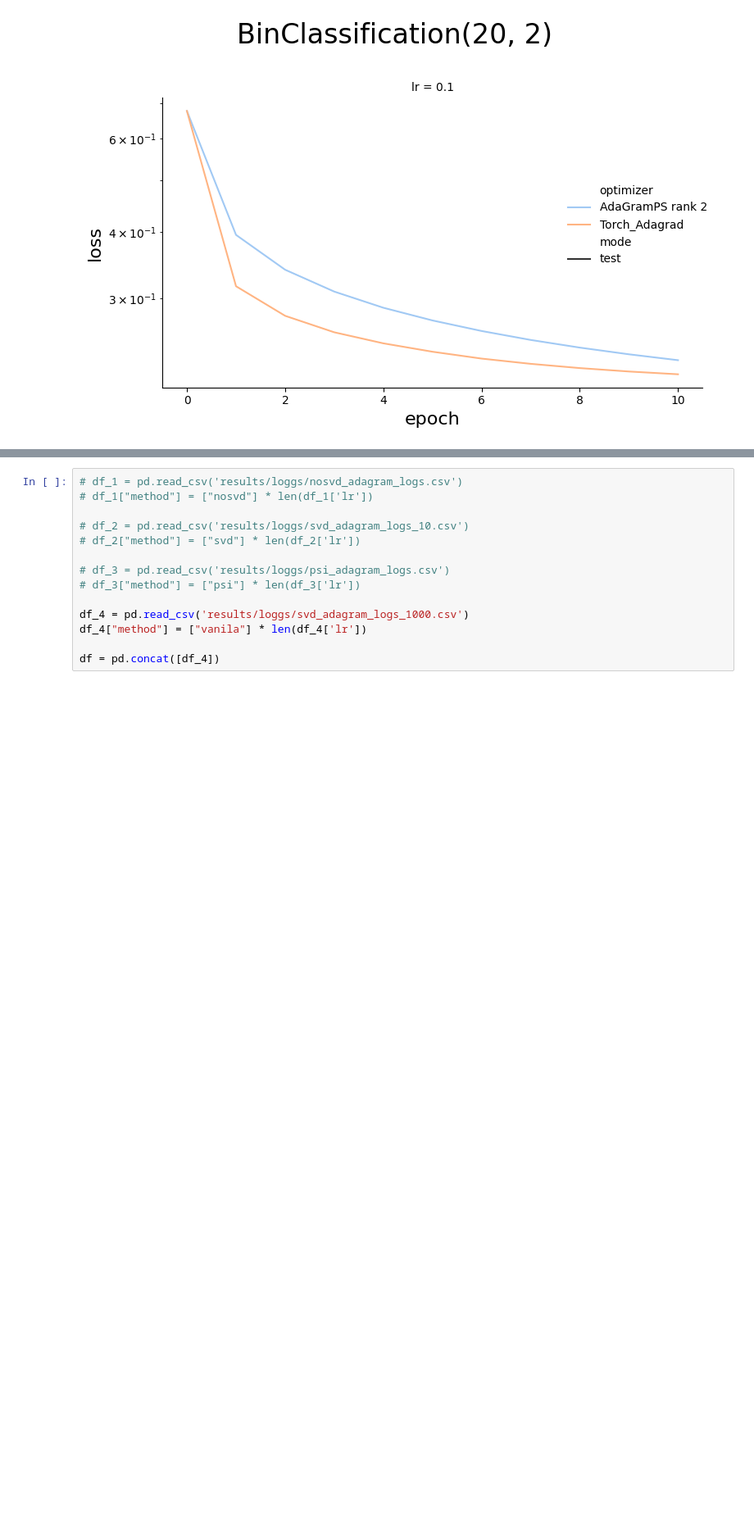
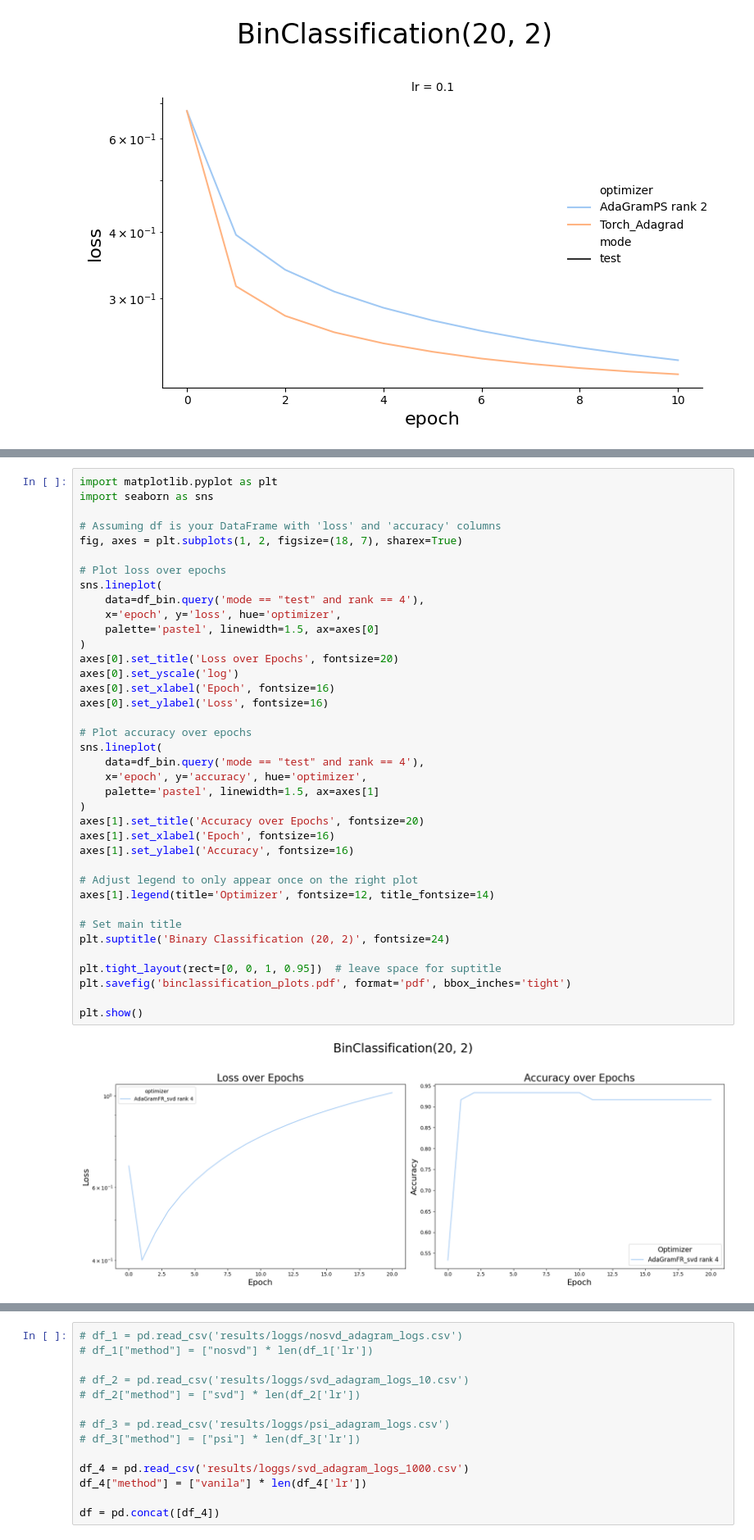
Before and after one commit to tnmtvv/AdaGram, a Jupyter notebook: notebooks/gram_tests.ipynb, the cells around one changed output, grey strips where cells are left out. Shown: that part at 82% size. Drawn from its saved outputs; the diff is of its cells as text; blank space fills up the shorter version.

```diff
--- a/notebooks/gram_tests.ipynb
+++ b/notebooks/gram_tests.ipynb
@@ -650,0 +217,40 @@ plt.show()
+# %%
+import matplotlib.pyplot as plt
+import seaborn as sns
+
+# Assuming df is your DataFrame with 'loss' and 'accuracy' columns
+fig, axes = plt.subplots(1, 2, figsize=(18, 7), sharex=True)
+
+# Plot loss over epochs
+sns.lineplot(
+    data=df_bin.query('mode == "test" and rank == 4'),
+    x='epoch', y='loss', hue='optimizer',
+    palette='pastel', linewidth=1.5, ax=axes[0]
+)
+axes[0].set_title('Loss over Epochs', fontsize=20)
+axes[0].set_yscale('log')
+axes[0].set_xlabel('Epoch', fontsize=16)
+axes[0].set_ylabel('Loss', fontsize=16)
+
+# Plot accuracy over epochs
+sns.lineplot(
+    data=df_bin.query('mode == "test" and rank == 4'),
+    x='epoch', y='accuracy', hue='optimizer',
+    palette='pastel', linewidth=1.5, ax=axes[1]
+)
+axes[1].set_title('Accuracy over Epochs', fontsize=20)
+axes[1].set_xlabel('Epoch', fontsize=16)
+axes[1].set_ylabel('Accuracy', fontsize=16)
+
+# Adjust legend to only appear once on the right plot
+axes[1].legend(title='Optimizer', fontsize=12, title_fontsize=14)
+
+# Set main title
+plt.suptitle('Binary Classification (20, 2)', fontsize=24)
+
+plt.tight_layout(rect=[0, 0, 1, 0.95])  # leave space for suptitle
+plt.savefig('binclassification_plots.pdf', format='pdf', bbox_inches='tight')
+
+plt.show()
+# %% [output]
+[figure, added]
```
Also changed, not shown: parts of 31 cells of this notebook, 15 other files.
